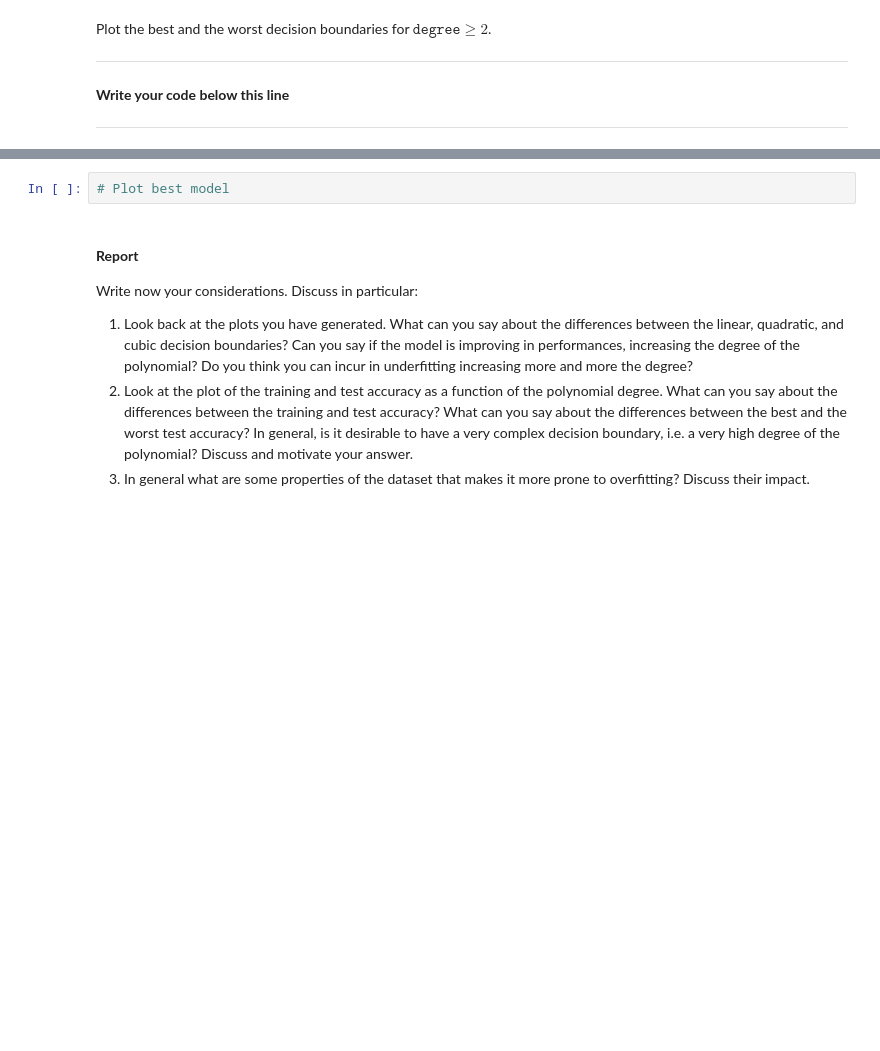
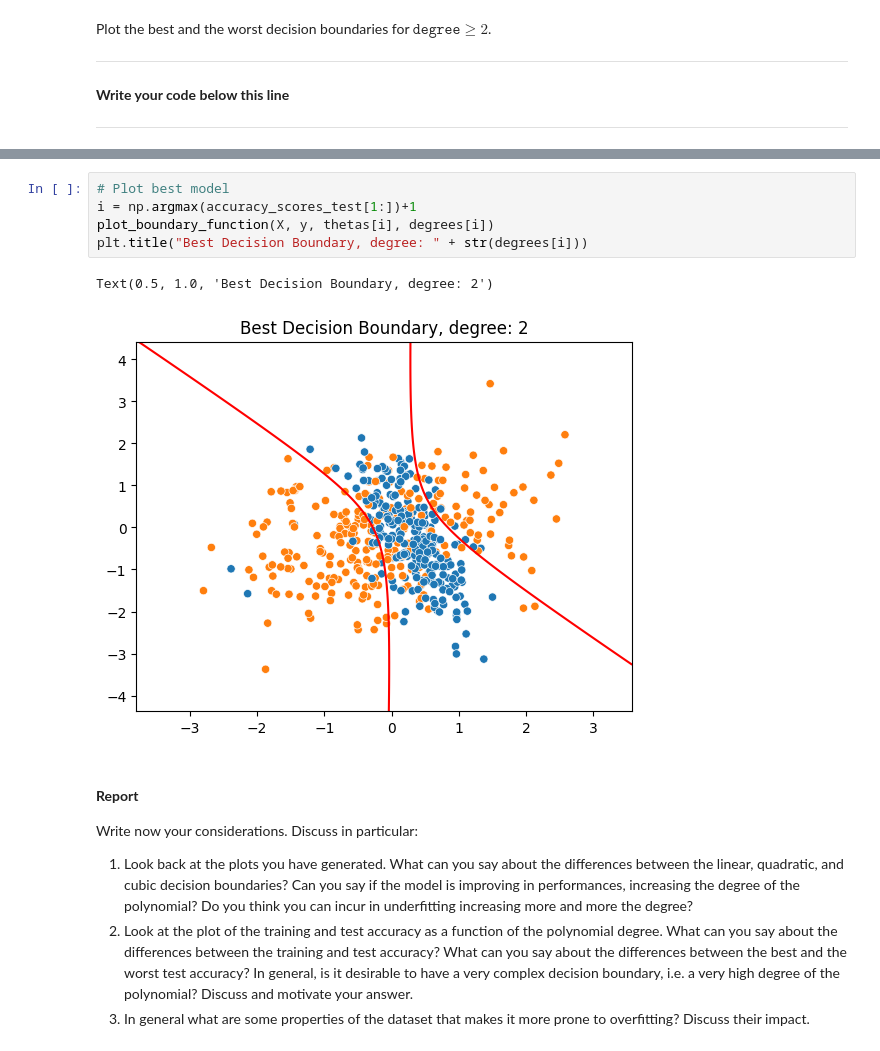
Before and after one commit to maniaa1822/Homework02-11-11, a Jupyter notebook: HW2.ipynb, the cells around one changed output, grey strips where cells are left out. Saved outputs shown, nothing was run; the diff lists cells and outputs as text; blank space fills up the shorter version.

```diff
--- a/HW2.ipynb
+++ b/HW2.ipynb
@@ -474,5 +560,11 @@ Plot the best and the worst decision boundaries for $\texttt{degree} \geq 2$.
 # %%
 # Plot best model
+i = np.argmax(accuracy_scores_test[1:])+1
+plot_boundary_function(X, y, thetas[i], degrees[i])
+plt.title("Best Decision Boundary, degree: " + str(degrees[i]))
+# %% [output]
+Text(0.5, 1.0, 'Best Decision Boundary, degree: 2')
+[figure, added]
 # %% [markdown]
 #### **Report**
 Write now your considerations. Discuss in particular:
```
Also changed, not shown: parts of 65 cells of this notebook.
